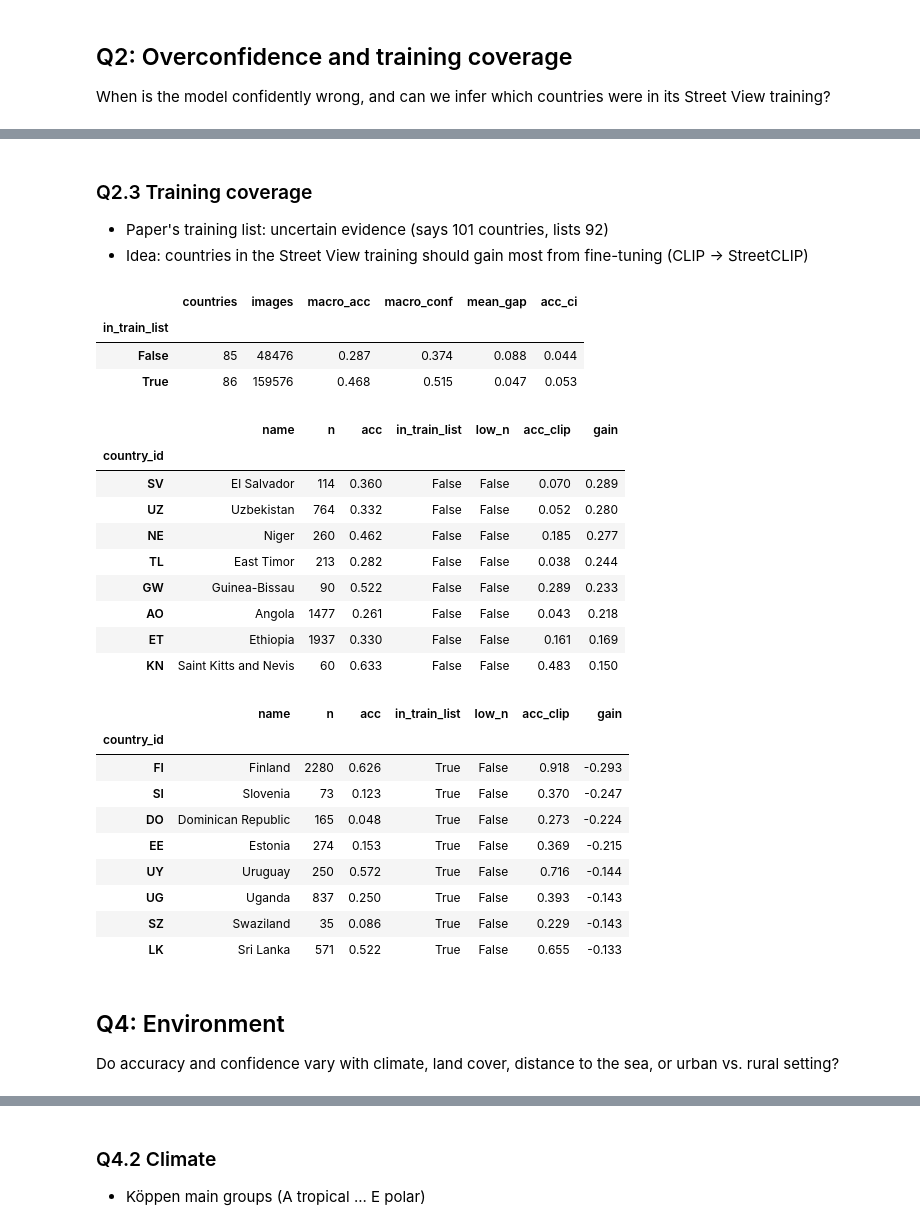
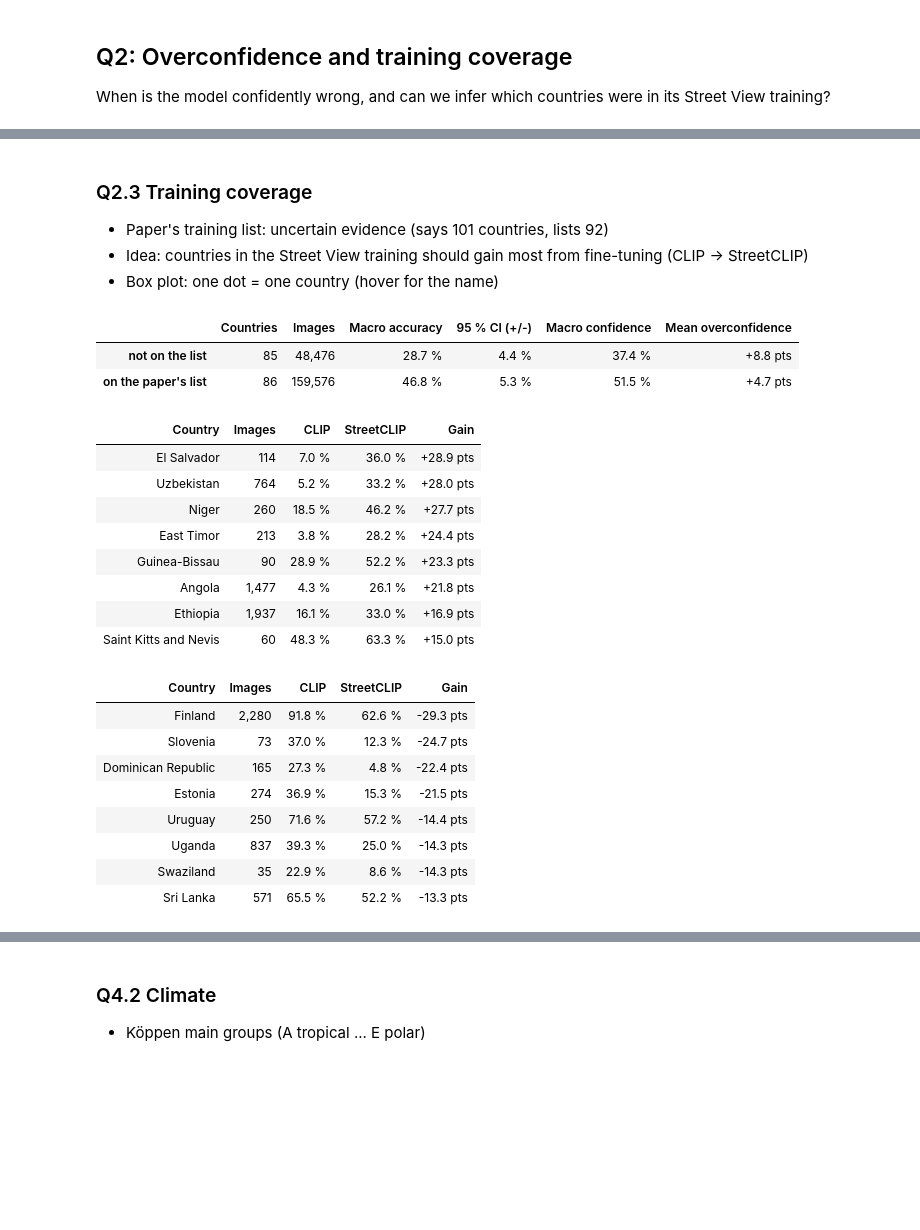
Before and after one commit to mhammer3366/ai_and_visualisation_OpenSI, a Jupyter notebook: notebooks/phase1_AI.ipynb, the cells around one changed output, grey strips where cells are left out. Saved outputs shown, nothing was run; the diff lists cells and outputs as text; code cells hidden in the pictures; blank space fills up the shorter version.

```diff
--- a/notebooks/phase1_AI.ipynb
+++ b/notebooks/phase1_AI.ipynb
@@ -171,40 +182,43 @@ display(pred_table[pred_table.n_pred >= 100].sort_values("precision").head(10).r
 ### Q2.3 Training coverage
 - Paper's training list: uncertain evidence (says 101 countries, lists 92)
 - Idea: countries in the Street View training should gain most from fine-tuning (CLIP -> StreetCLIP)
+- Box plot: one dot = one country (hover for the name)
-# %%
-display(q2.training_groups(sc_table).round(3))
-gain = q2.gain_table(sc_table, q2.country_table(clip_preds, countries))
-q2.plot_gain(gain).show()
-# %% [output]
-|  | countries | images | macro_acc | macro_conf | mean_gap | acc_ci |
-| in_train_list |  |  |  |  |  |  |
-| False | 85 | 48476 | 0.287 | 0.374 | 0.088 | 0.044 |
-| True | 86 | 159576 | 0.468 | 0.515 | 0.047 | 0.053 |
+# %%
+groups = q2.training_groups(sc_table).rename(index={True: "on the paper's list", False: "not on the list"})
+display(viz.show_table(groups, {"countries": "Countries", "images": "Images", "macro_acc": "Macro accuracy",
+                                "acc_ci": "95 % CI (+/-)", "macro_conf": "Macro confidence",
+                                "mean_gap": "Mean overconfidence"},
+                       pct=["macro_acc", "acc_ci", "macro_conf"], pts=["mean_gap"]))
+gain = q2.gain_table(sc_table, q2.country_table(clip_preds, countries))
+q2.plot_gain_by_group(gain, "Countries on the list gain a bit more, but the two groups overlap a lot").show()
+q2.plot_gain(gain).show()
+# %% [output]
+|  | Countries | Images | Macro accuracy | 95 % CI (+/-) | Macro confidence | Mean overconfidence |
+| not on the list | 85 | 48,476 | 28.7 % | 4.4 % | 37.4 % | +8.8 pts |
+| on the paper's list | 86 | 159,576 | 46.8 % | 5.3 % | 51.5 % | +4.7 pts |
 # %%
 big = gain[~gain.low_n]
-display(big[~big.in_train_list].sort_values("gain", ascending=False).head(8).round(3))   # big gain, not in list
-display(big[big.in_train_list].sort_values("gain").head(8).round(3))                     # in list, but no gain
+gain_cols = {"name": "Country", "n": "Images", "acc_clip": "CLIP", "acc": "StreetCLIP", "gain": "Gain"}
+display(viz.show_table(big[~big.in_train_list].sort_values("gain", ascending=False).head(8), gain_cols,
+                       pct=["acc_clip", "acc"], pts=["gain"], index=False))   # big gain, not in list
+display(viz.show_table(big[big.in_train_list].sort_values("gain").head(8), gain_cols,
+                       pct=["acc_clip", "acc"], pts=["gain"], index=False))   # in list, but no gain
 # %% [output]
-|  | name | n | acc | in_train_list | low_n | acc_clip | gain |
-| country_id |  |  |  |  |  |  |  |
-| SV | El Salvador | 114 | 0.360 | False | False | 0.070 | 0.289 |
-| UZ | Uzbekistan | 764 | 0.332 | False | False | 0.052 | 0.280 |
-| NE | Niger | 260 | 0.462 | False | False | 0.185 | 0.277 |
-| TL | East Timor | 213 | 0.282 | False | False | 0.038 | 0.244 |
-| GW | Guinea-Bissau | 90 | 0.522 | False | False | 0.289 | 0.233 |
-| AO | Angola | 1477 | 0.261 | False | False | 0.043 | 0.218 |
-| ET | Ethiopia | 1937 | 0.330 | False | False | 0.161 | 0.169 |
-| KN | Saint Kitts and Nevis | 60 | 0.633 | False | False | 0.483 | 0.150 |
+| Country | Images | CLIP | StreetCLIP | Gain |
+| El Salvador | 114 | 7.0 % | 36.0 % | +28.9 pts |
+| Uzbekistan | 764 | 5.2 % | 33.2 % | +28.0 pts |
+| Niger | 260 | 18.5 % | 46.2 % | +27.7 pts |
+| East Timor | 213 | 3.8 % | 28.2 % | +24.4 pts |
+| Guinea-Bissau | 90 | 28.9 % | 52.2 % | +23.3 pts |
+| Angola | 1,477 | 4.3 % | 26.1 % | +21.8 pts |
+| Ethiopia | 1,937 | 16.1 % | 33.0 % | +16.9 pts |
+| Saint Kitts and Nevis | 60 | 48.3 % | 63.3 % | +15.0 pts |
-|  | name | n | acc | in_train_list | low_n | acc_clip | gain |
-| country_id |  |  |  |  |  |  |  |
-| FI | Finland | 2280 | 0.626 | True | False | 0.918 | -0.293 |
-| SI | Slovenia | 73 | 0.123 | True | False | 0.370 | -0.247 |
-| DO | Dominican Republic | 165 | 0.048 | True | False | 0.273 | -0.224 |
-| EE | Estonia | 274 | 0.153 | True | False | 0.369 | -0.215 |
-| UY | Uruguay | 250 | 0.572 | True | False | 0.716 | -0.144 |
-| UG | Uganda | 837 | 0.250 | True | False | 0.393 | -0.143 |
-| SZ | Swaziland | 35 | 0.086 | True | False | 0.229 | -0.143 |
-| LK | Sri Lanka | 571 | 0.522 | True | False | 0.655 | -0.133 |
+| Country | Images | CLIP | StreetCLIP | Gain |
+| Finland | 2,280 | 91.8 % | 62.6 % | -29.3 pts |
+| Slovenia | 73 | 37.0 % | 12.3 % | -24.7 pts |
+| Dominican Republic | 165 | 27.3 % | 4.8 % | -22.4 pts |
+| Estonia | 274 | 36.9 % | 15.3 % | -21.5 pts |
+| Uruguay | 250 | 71.6 % | 57.2 % | -14.4 pts |
+| Uganda | 837 | 39.3 % | 25.0 % | -14.3 pts |
+| Swaziland | 35 | 22.9 % | 8.6 % | -14.3 pts |
+| Sri Lanka | 571 | 65.5 % | 52.2 % | -13.3 pts |
-# %% [markdown]
-## Q4: Environment
-Do accuracy and confidence vary with climate, land cover, distance to the sea, or urban vs. rural setting?
```
Also changed, not shown: parts of 27 cells of this notebook, 4 other files.
